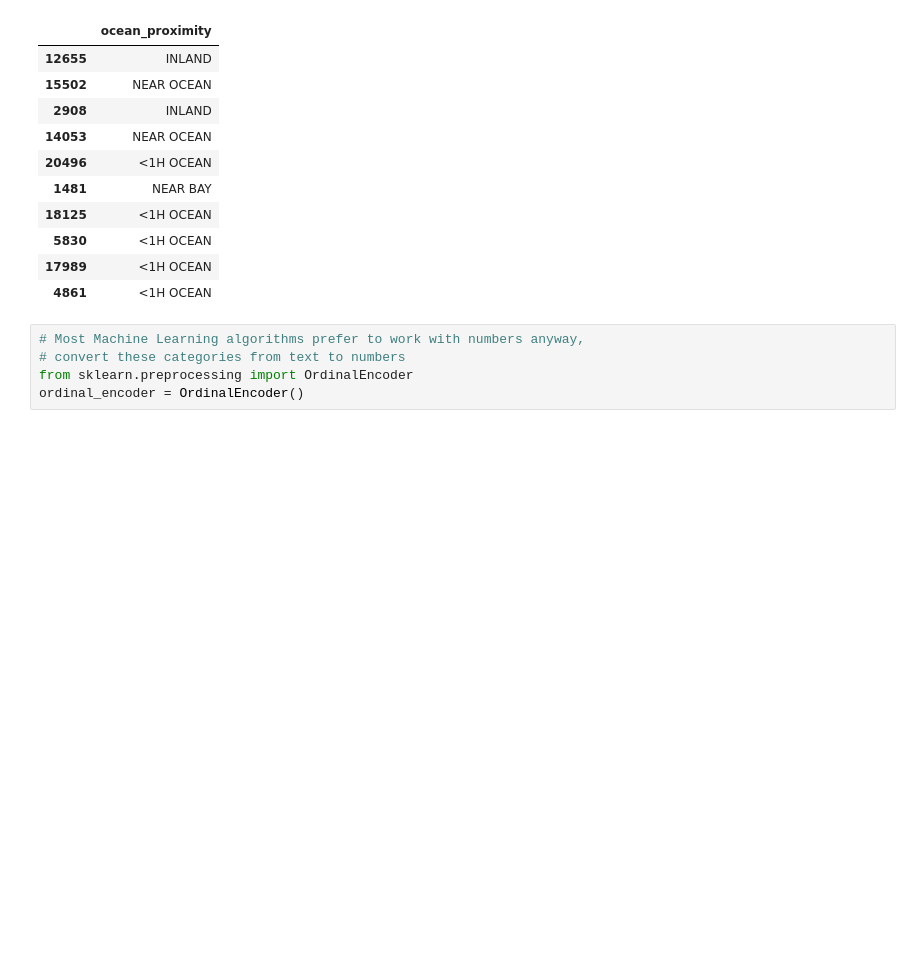
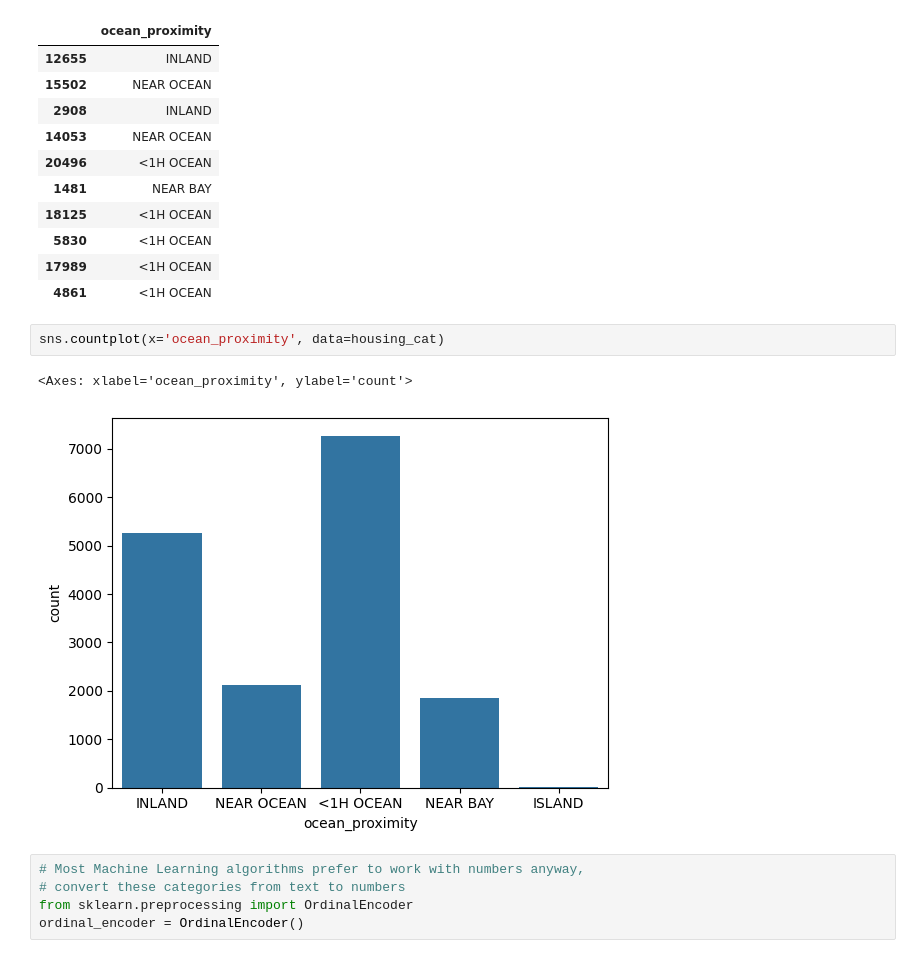
Before and after one commit to EllyOtty77/Data-Analytics, a Jupyter notebook: machine-learning/ML_Housing.ipynb, the cells around one changed output. Drawn from its saved outputs; the diff is of its cells as text; blank space fills up the shorter version.

```diff
--- a/machine-learning/ML_Housing.ipynb
+++ b/machine-learning/ML_Housing.ipynb
@@ -328,6 +327,11 @@ housing_cat.head(10)
 | 5830 | <1H OCEAN |
 | 17989 | <1H OCEAN |
 | 4861 | <1H OCEAN |
+# %%
+sns.countplot(x='ocean_proximity', data=housing_cat)
+# %% [output]
+<Axes: xlabel='ocean_proximity', ylabel='count'>
+[figure, added]
 # %%
 # Most Machine Learning algorithms prefer to work with numbers anyway,
 # convert these categories from text to numbers
```
Also changed, not shown: parts of 25 cells of this notebook.
